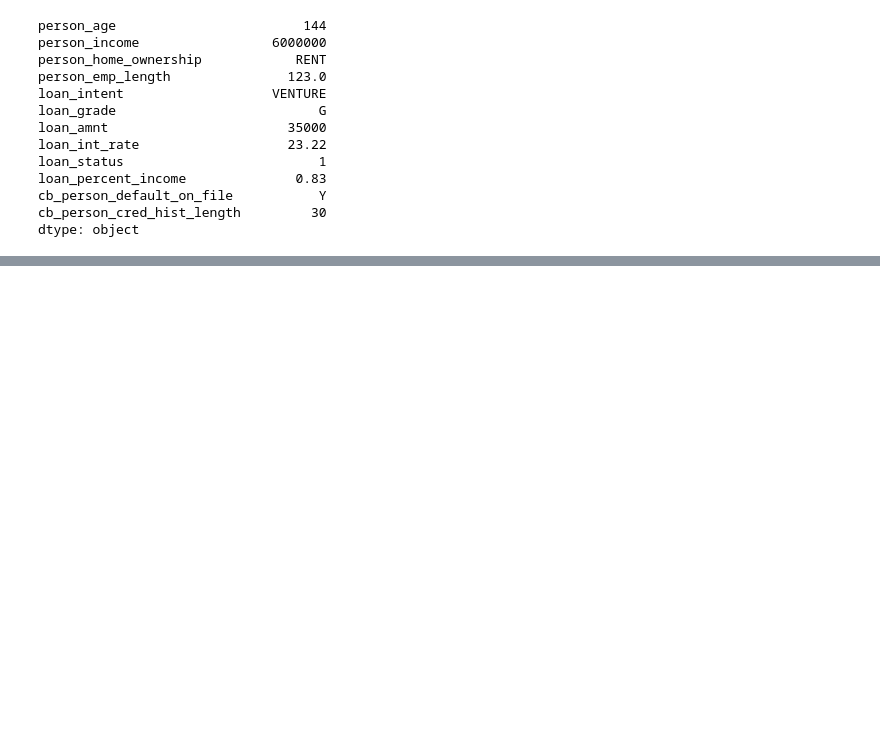
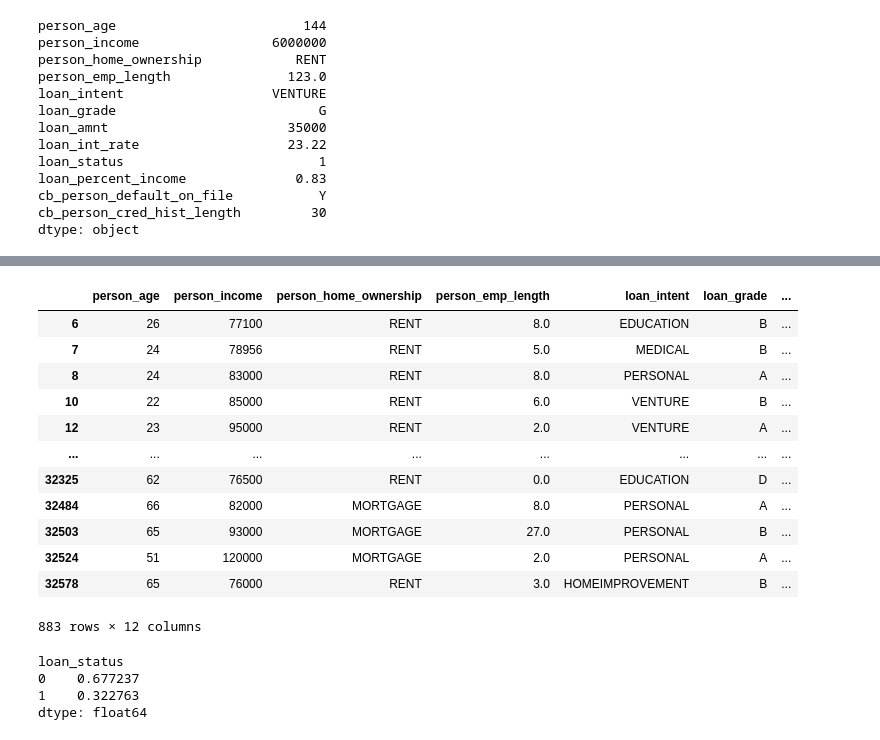
Before and after one commit to mariecarmenbedie-datascientist/credit-risk-default-prediction, a Jupyter notebook: notebooks/01_exploration.ipynb, the cells around one changed output, grey strips where cells are left out. Drawn from its saved outputs; the diff is of its cells as text; code cells hidden in the pictures; blank space fills up the shorter version.

```diff
--- a/notebooks/01_exploration.ipynb
+++ b/notebooks/01_exploration.ipynb
@@ -108,0 +336,23 @@ dtype: object
+# %%
+df[(df['person_income']>70000) & (df['loan_percent_income']>0.24)]
+# %% [output]
+|  | person_age | person_income | person_home_ownership | person_emp_length | loan_intent | loan_grade | ... |
+| 6 | 26 | 77100 | RENT | 8.0 | EDUCATION | B | ... |
+| 7 | 24 | 78956 | RENT | 5.0 | MEDICAL | B | ... |
+| 8 | 24 | 83000 | RENT | 8.0 | PERSONAL | A | ... |
+| 10 | 22 | 85000 | RENT | 6.0 | VENTURE | B | ... |
+| 12 | 23 | 95000 | RENT | 2.0 | VENTURE | A | ... |
+| ... | ... | ... | ... | ... | ... | ... | ... |
+| 32325 | 62 | 76500 | RENT | 0.0 | EDUCATION | D | ... |
+| 32484 | 66 | 82000 | MORTGAGE | 8.0 | PERSONAL | A | ... |
+| 32503 | 65 | 93000 | MORTGAGE | 27.0 | PERSONAL | B | ... |
+| 32524 | 51 | 120000 | MORTGAGE | 2.0 | PERSONAL | A | ... |
+| 32578 | 65 | 76000 | RENT | 3.0 | HOMEIMPROVEMENT | B | ... |
+883 rows × 12 columns
+# %%
+df[(df['person_income']>70000) & (df['loan_percent_income']>0.24)].groupby('loan_status').size() / 883
+# %% [output]
+loan_status
+0    0.677237
+1    0.322763
+dtype: float64
```
Also changed, not shown: parts of 32 cells of this notebook, 1 other file.
